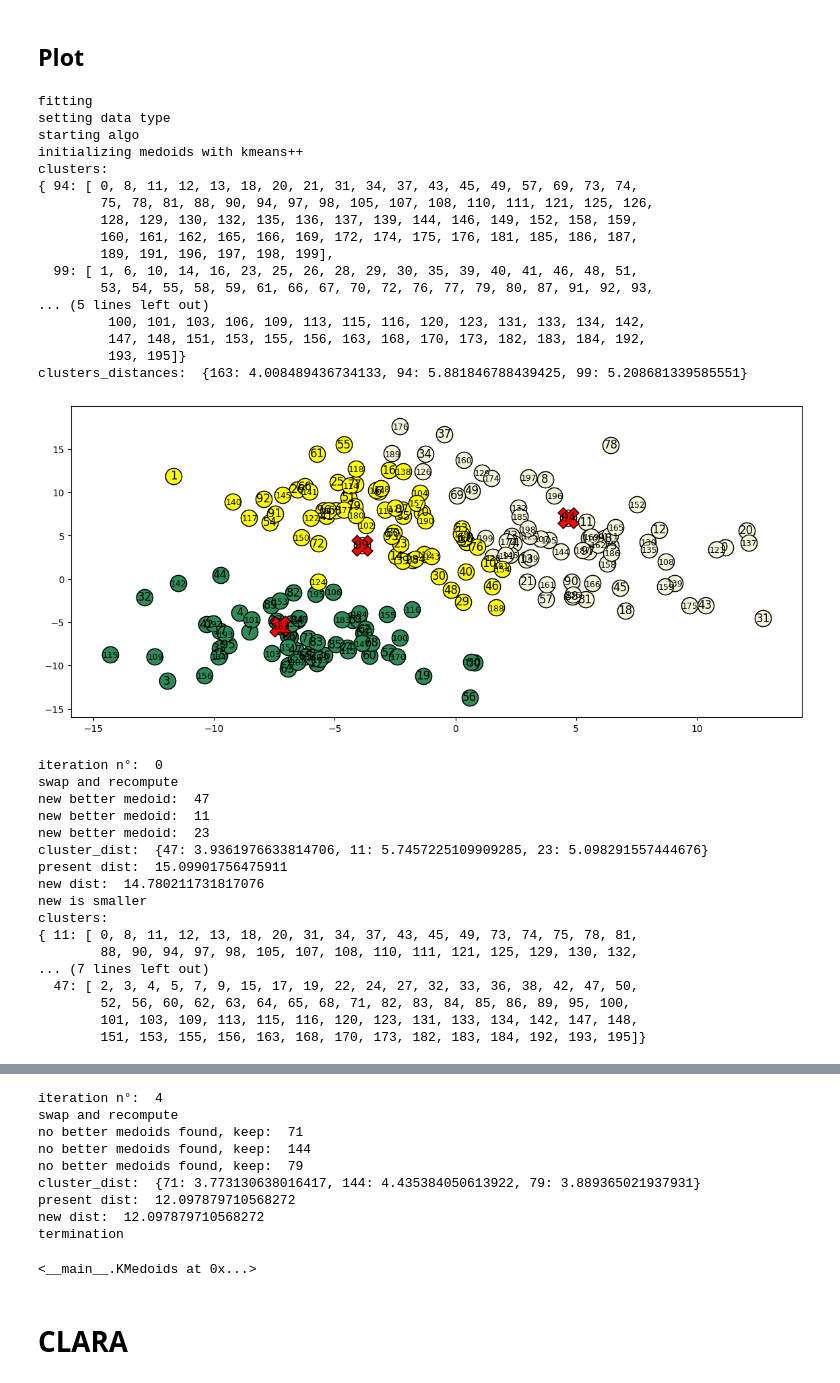
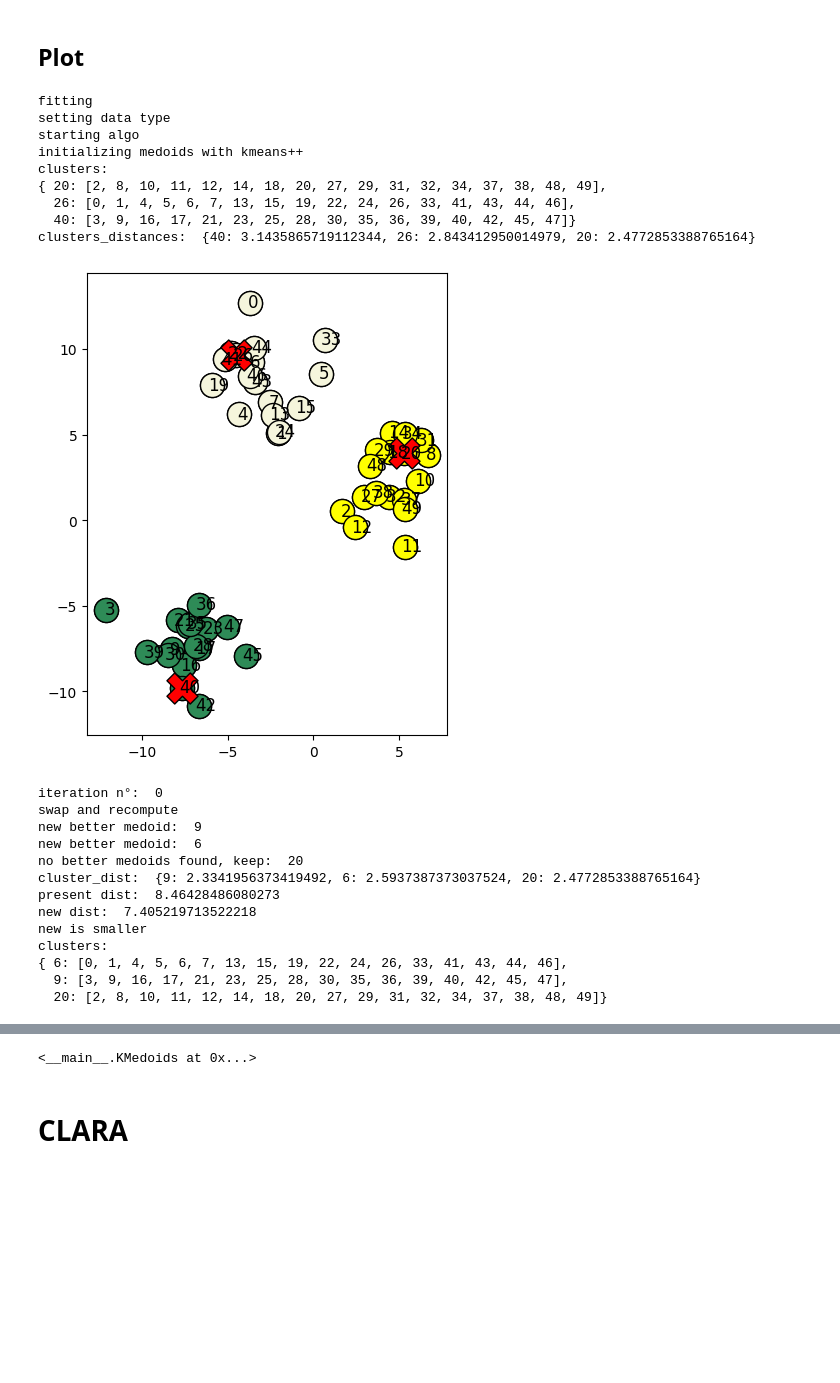
Before and after one commit to guglielmosanchini/ClustViz, a Jupyter notebook: Clustering_visualization_notebook.ipynb, the cells around one changed output, grey strips where cells are left out. Drawn from its saved outputs; the diff is of its cells as text; code cells hidden in the pictures; blank space fills up the shorter version.

```diff
--- a/Clustering_visualization_notebook.ipynb
+++ b/Clustering_visualization_notebook.ipynb
@@ -3314,44 +3319,32 @@ def plot_pam(data, cl):
 # %% [markdown]
 ## Plot
 # %%
-X = make_blobs(n_samples=200,
-                             cluster_std=[3.5, 3.5, 3.5],
+X = make_blobs(n_samples=50,
+                             cluster_std=[2., 2., 2.],
                              random_state=42)[0]
-z = KMedoids(n_cluster=3, tol=0.001)
+z = KMedoids(n_cluster=3, tol=0.01)
 z.fit(X.tolist())
 # %% [output]
 fitting
 setting data type
 starting algo
 initializing medoids with kmeans++
 clusters:
-{ 94: [ 0, 8, 11, 12, 13, 18, 20, 21, 31, 34, 37, 43, 45, 49, 57, 69, 73, 74,
-        75, 78, 81, 88, 90, 94, 97, 98, 105, 107, 108, 110, 111, 121, 125, 126,
-        128, 129, 130, 132, 135, 136, 137, 139, 144, 146, 149, 152, 158, 159,
-        160, 161, 162, 165, 166, 169, 172, 174, 175, 176, 181, 185, 186, 187,
-        189, 191, 196, 197, 198, 199],
-  99: [ 1, 6, 10, 14, 16, 23, 25, 26, 28, 29, 30, 35, 39, 40, 41, 46, 48, 51,
-        53, 54, 55, 58, 59, 61, 66, 67, 70, 72, 76, 77, 79, 80, 87, 91, 92, 93,
-... (5 lines left out)
-         100, 101, 103, 106, 109, 113, 115, 116, 120, 123, 131, 133, 134, 142,
-         147, 148, 151, 153, 155, 156, 163, 168, 170, 173, 182, 183, 184, 192,
-         193, 195]}
-clusters_distances:  {163: 4.008489436734133, 94: 5.881846788439425, 99: 5.208681339585551}
+{ 20: [2, 8, 10, 11, 12, 14, 18, 20, 27, 29, 31, 32, 34, 37, 38, 48, 49],
+  26: [0, 1, 4, 5, 6, 7, 13, 15, 19, 22, 24, 26, 33, 41, 43, 44, 46],
+  40: [3, 9, 16, 17, 21, 23, 25, 28, 30, 35, 36, 39, 40, 42, 45, 47]}
+clusters_distances:  {40: 3.1435865719112344, 26: 2.843412950014979, 20: 2.4772853388765164}
-[figure, old version]
+[figure, new version]
 iteration n°:  0
 swap and recompute
-new better medoid:  47
-new better medoid:  11
-new better medoid:  23
-cluster_dist:  {47: 3.9361976633814706, 11: 5.7457225109909285, 23: 5.098291557444676}
-present dist:  15.09901756475911
-new dist:  14.780211731817076
+new better medoid:  9
+new better medoid:  6
+no better medoids found, keep:  20
+cluster_dist:  {9: 2.3341956373419492, 6: 2.5937387373037524, 20: 2.4772853388765164}
+present dist:  8.46428486080273
+new dist:  7.405219713522218
 new is smaller
 clusters:
-{ 11: [ 0, 8, 11, 12, 13, 18, 20, 31, 34, 37, 43, 45, 49, 73, 74, 75, 78, 81,
-        88, 90, 94, 97, 98, 105, 107, 108, 110, 111, 121, 125, 129, 130, 132,
-... (7 lines left out)
-  47: [ 2, 3, 4, 5, 7, 9, 15, 17, 19, 22, 24, 27, 32, 33, 36, 38, 42, 47, 50,
-        52, 56, 60, 62, 63, 64, 65, 68, 71, 82, 83, 84, 85, 86, 89, 95, 100,
-        101, 103, 109, 113, 115, 116, 120, 123, 131, 133, 134, 142, 147, 148,
-        151, 153, 155, 156, 163, 168, 170, 173, 182, 183, 184, 192, 193, 195]}
+{ 6: [0, 1, 4, 5, 6, 7, 13, 15, 19, 22, 24, 26, 33, 41, 43, 44, 46],
+  9: [3, 9, 16, 17, 21, 23, 25, 28, 30, 35, 36, 39, 40, 42, 45, 47],
+  20: [2, 8, 10, 11, 12, 14, 18, 20, 27, 29, 31, 32, 34, 37, 38, 48, 49]}
@@ -3413,12 +3389,3 @@ clusters:
-iteration n°:  4
-swap and recompute
-no better medoids found, keep:  71
-no better medoids found, keep:  144
-no better medoids found, keep:  79
-cluster_dist:  {71: 3.773130638016417, 144: 4.435384050613922, 79: 3.889365021937931}
-present dist:  12.097879710568272
-new dist:  12.097879710568272
-termination
+<__main__.KMedoids at 0x...>
-<__main__.KMedoids at 0x...>
 # %% [markdown]
 # CLARA
```
Also changed, not shown: parts of 18 cells of this notebook, 5 other files.
